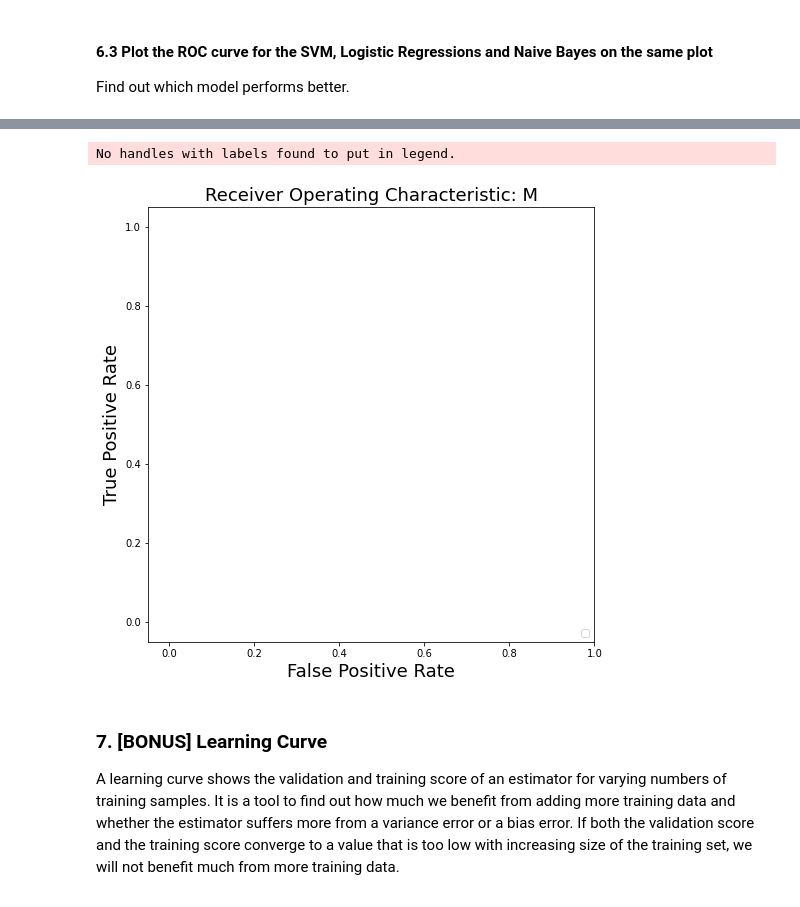
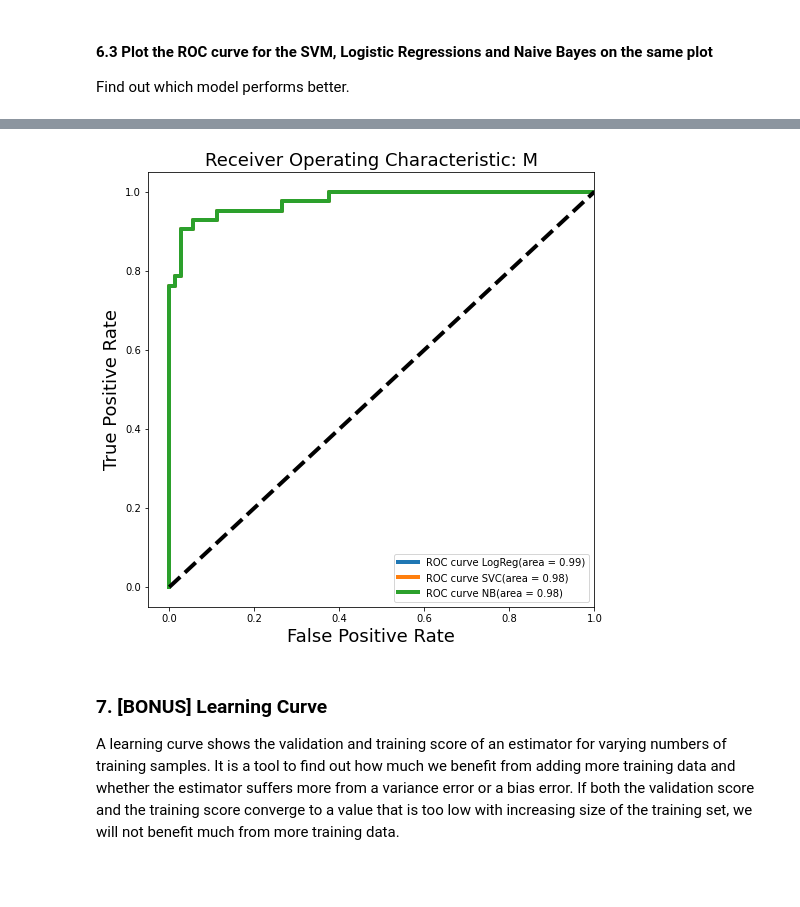
Before and after one commit to mhac009/Institute_of_Data, a Jupyter notebook: Labs/Module_5/IOD_Lab_5.3.1.ipynb, the cells around one changed output, grey strips where cells are left out. Cells and saved outputs as stored; diff of their text form; code cells hidden in the pictures.

```diff
--- a/Labs/Module_5/IOD_Lab_5.3.1.ipynb
+++ b/Labs/Module_5/IOD_Lab_5.3.1.ipynb
@@ -361,0 +394,3 @@ Find out which model performs better.
+# %%
+Y_NB = pd.DataFrame(modelNB.predict_proba(X_test), columns=['class_B_pp','class_M_pp'])
+Y_NB.head(10)
@@ -362,15 +409,27 @@ Find out which model performs better.
+# %%
+fpr, tpr, _ = roc_curve(y_test, Y_pp['class_M_pp'], pos_label='M')
+roc_auc = auc(fpr, tpr)
+# %%
+fpr, tpr, _ = roc_curve(y_test, Y_svc['class_M_pp'], pos_label='M')
+roc_aucsvc = auc(fpr, tpr)
+# %%
+fpr, tpr, _ = roc_curve(y_test, Y_NB['class_M_pp'], pos_label='M')
+roc_aucNB = auc(fpr, tpr)
 # %%
 plt.figure(figsize=[8,8])
+plt.plot(fpr, tpr, label='ROC curve LogReg(area = %0.2f)' % roc_auc, linewidth=4)
+plt.plot(fpr, tpr, label='ROC curve SVC(area = %0.2f)' % roc_aucsvc, linewidth=4)
+plt.plot(fpr, tpr, label='ROC curve NB(area = %0.2f)' % roc_aucNB, linewidth=4)
+plt.plot([0, 1], [0, 1], 'k--', linewidth=4)
 plt.xlim([-0.05, 1.0])
 plt.ylim([-0.05, 1.05])
 plt.xlabel('False Positive Rate', fontsize=18)
 plt.ylabel('True Positive Rate', fontsize=18)
 plt.title('Receiver Operating Characteristic: M', fontsize=18)
 plt.legend(loc="lower right")
 plt.show()
 # %% [output]
-No handles with labels found to put in legend.
-[figure, old version]
+[figure, new version]
 # %% [markdown]
 ### 7. [BONUS] Learning Curve
 
```
Also changed, not shown: parts of 7 cells of this notebook.
